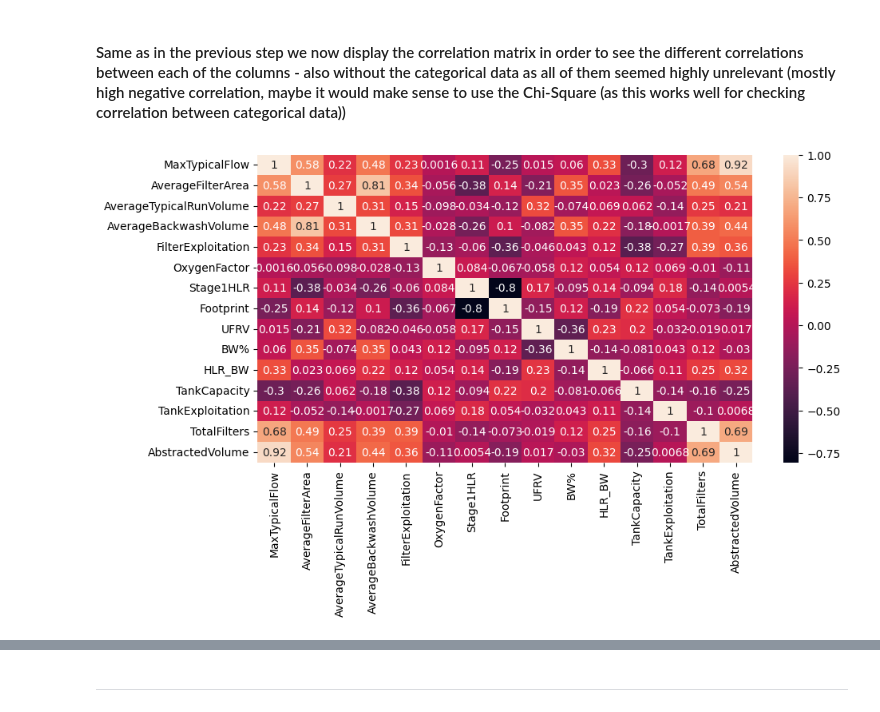
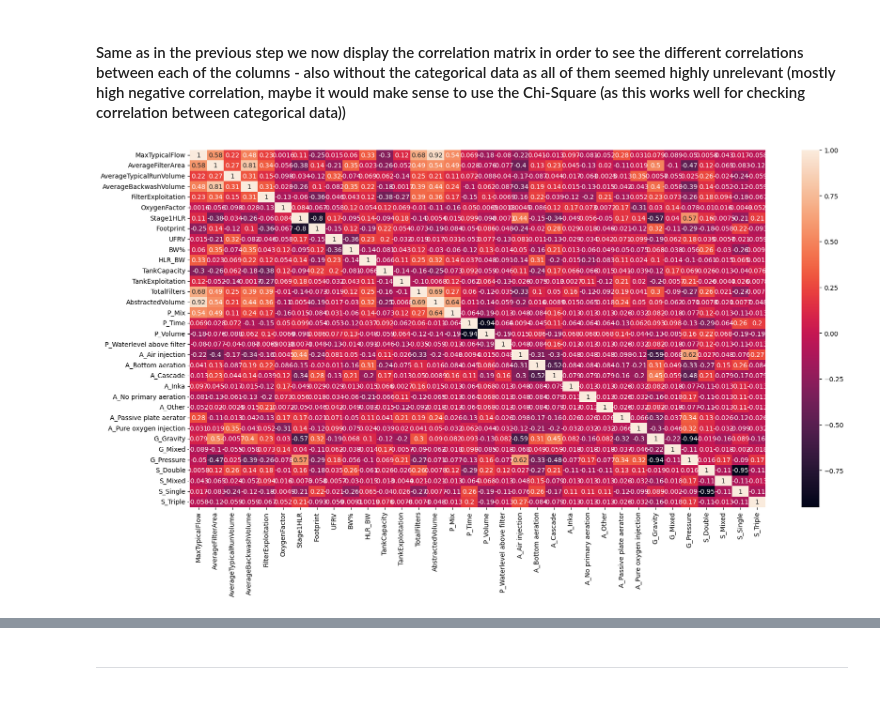
Before and after one commit to MAL-flowdemort/assignment_3, a Jupyter notebook: Preprocessing - Water treatment plants.ipynb, the cells around one changed output, grey strips where cells are left out. Drawn from its saved outputs; the diff is of its cells as text; code cells hidden in the pictures.

Commit message:
removed redundant columns (based on correlation)

```diff
--- a/Preprocessing - Water treatment plants.ipynb
+++ b/Preprocessing - Water treatment plants.ipynb
@@ -210,12 +210,12 @@ plt.show()
 <h4>Same as in the previous step we now display the correlation matrix in order to see the different correlations between each of the columns - also without the categorical data as all of them seemed highly unrelevant (mostly high negative correlation, maybe it would make sense to use the Chi-Square (as this works well for checking correlation between categorical data))</h4>
 # %%
 #create a correlation matrix
-correlationMatrix = numericalColumnsDf.corr()
-plt.figure(figsize=(10,5))
+correlationMatrix = imputedDf.corr()
+plt.figure(figsize=(20,10))
 sns.heatmap(correlationMatrix, annot=True)
 plt.show()
 # %% [output]
-[figure, old version]
+[figure, new version]
 # %% [markdown]
 <p>As we can see in the correlation matrix above, the calumns with the highest correlation are:</p>
 <ul>
```
Also changed, not shown: parts of 2 cells of this notebook.
